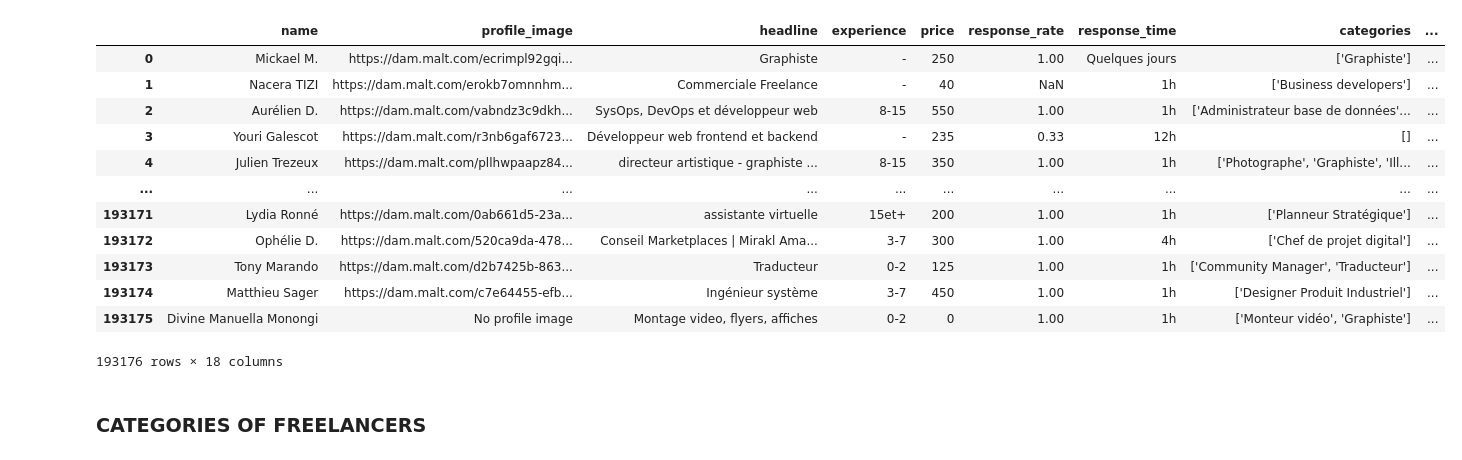
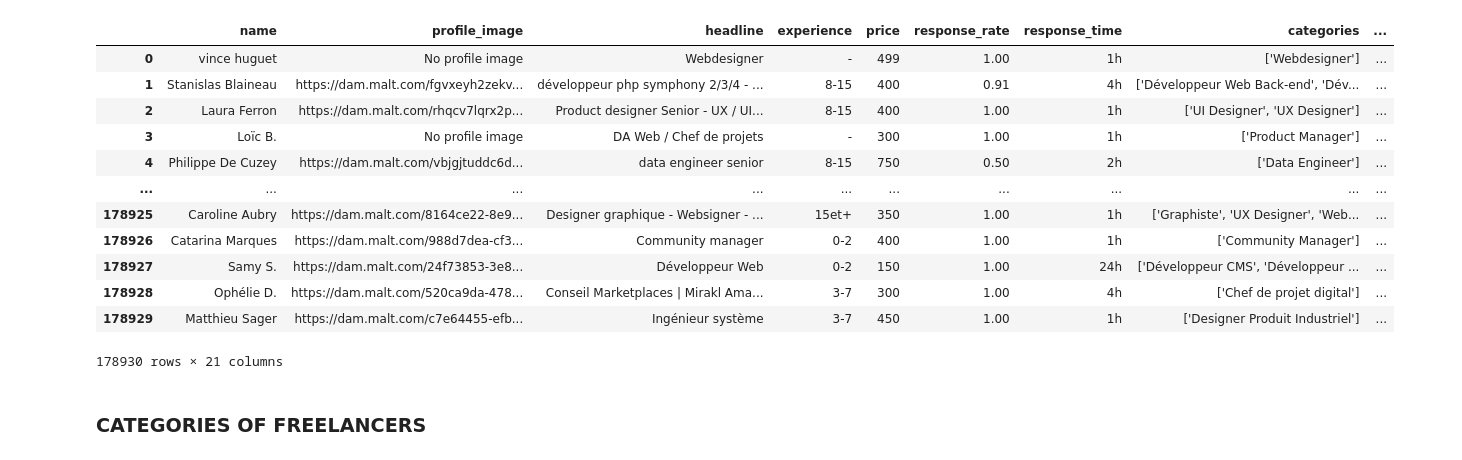
Before and after one commit to Luxchar/SuperMalter, a Jupyter notebook: src/analysis/malter_vs_supermalter/vis_categories.ipynb, the cells around one changed output. Cells and saved outputs as stored; diff of their text form; code cells hidden in the pictures.

```diff
--- a/src/analysis/malter_vs_supermalter/vis_categories.ipynb
+++ b/src/analysis/malter_vs_supermalter/vis_categories.ipynb
@@ -1,27 +1,27 @@
 # %%
 # import modules
 import pandas as pd
 import seaborn as sns
 import matplotlib.pyplot as plt
 import datetime
 import numpy as np
 
-df = pd.read_csv('../../../data/parsed_malt_data.csv')
+df = pd.read_csv('../../../final_parsed_malt_data_cleaned.csv')
 df
 # %% [output]
 |  | name | profile_image | headline | experience | price | response_rate | response_time | categories | ... |
-| 0 | Mickael M. | https://dam.malt.com/ecrimpl92gqi... | Graphiste | - | 250 | 1.00 | Quelques jours | ['Graphiste'] | ... |
-| 1 | Nacera TIZI | https://dam.malt.com/erokb7omnnhm... | Commerciale Freelance | - | 40 | NaN | 1h | ['Business developers'] | ... |
-| 2 | Aurélien D. | https://dam.malt.com/vabndz3c9dkh... | SysOps, DevOps et développeur web | 8-15 | 550 | 1.00 | 1h | ['Administrateur base de données'... | ... |
-| 3 | Youri Galescot | https://dam.malt.com/r3nb6gaf6723... | Développeur web frontend et backend | - | 235 | 0.33 | 12h | [] | ... |
-| 4 | Julien Trezeux | https://dam.malt.com/pllhwpaapz84... | directeur artistique - graphiste ... | 8-15 | 350 | 1.00 | 1h | ['Photographe', 'Graphiste', 'Ill... | ... |
+| 0 | vince huguet | No profile image | Webdesigner | - | 499 | 1.00 | 1h | ['Webdesigner'] | ... |
+| 1 | Stanislas Blaineau | https://dam.malt.com/fgvxeyh2zekv... | développeur php symphony 2/3/4 - ... | 8-15 | 400 | 0.91 | 4h | ['Développeur Web Back-end', 'Dév... | ... |
+| 2 | Laura Ferron | https://dam.malt.com/rhqcv7lqrx2p... | Product designer Senior - UX / UI... | 8-15 | 400 | 1.00 | 1h | ['UI Designer', 'UX Designer'] | ... |
+| 3 | Loïc B. | No profile image | DA Web / Chef de projets | - | 300 | 1.00 | 1h | ['Product Manager'] | ... |
+| 4 | Philippe De Cuzey | https://dam.malt.com/vbjgjtuddc6d... | data engineer senior | 8-15 | 750 | 0.50 | 2h | ['Data Engineer'] | ... |
 | ... | ... | ... | ... | ... | ... | ... | ... | ... | ... |
-| 193171 | Lydia Ronné | https://dam.malt.com/0ab661d5-23a... | assistante virtuelle | 15et+ | 200 | 1.00 | 1h | ['Planneur Stratégique'] | ... |
-| 193172 | Ophélie D. | https://dam.malt.com/520ca9da-478... | Conseil Marketplaces | Mirakl Ama... | 3-7 | 300 | 1.00 | 4h | ['Chef de projet digital'] | ... |
-| 193173 | Tony Marando | https://dam.malt.com/d2b7425b-863... | Traducteur | 0-2 | 125 | 1.00 | 1h | ['Community Manager', 'Traducteur'] | ... |
-| 193174 | Matthieu Sager | https://dam.malt.com/c7e64455-efb... | Ingénieur système | 3-7 | 450 | 1.00 | 1h | ['Designer Produit Industriel'] | ... |
-| 193175 | Divine Manuella Monongi | No profile image | Montage video, flyers, affiches | 0-2 | 0 | 1.00 | 1h | ['Monteur vidéo', 'Graphiste'] | ... |
+| 178925 | Caroline Aubry | https://dam.malt.com/8164ce22-8e9... | Designer graphique - Websigner - ... | 15et+ | 350 | 1.00 | 1h | ['Graphiste', 'UX Designer', 'Web... | ... |
+| 178926 | Catarina Marques | https://dam.malt.com/988d7dea-cf3... | Community manager | 0-2 | 400 | 1.00 | 1h | ['Community Manager'] | ... |
+| 178927 | Samy S. | https://dam.malt.com/24f73853-3e8... | Développeur Web | 0-2 | 150 | 1.00 | 24h | ['Développeur CMS', 'Développeur ... | ... |
+| 178928 | Ophélie D. | https://dam.malt.com/520ca9da-478... | Conseil Marketplaces | Mirakl Ama... | 3-7 | 300 | 1.00 | 4h | ['Chef de projet digital'] | ... |
+| 178929 | Matthieu Sager | https://dam.malt.com/c7e64455-efb... | Ingénieur système | 3-7 | 450 | 1.00 | 1h | ['Designer Produit Industriel'] | ... |
-193176 rows × 18 columns
+178930 rows × 21 columns
 # %% [markdown]
 ### CATEGORIES OF FREELANCERS
 # %% [markdown]
```
Also changed, not shown: parts of 4 cells of this notebook, 1 other file.
